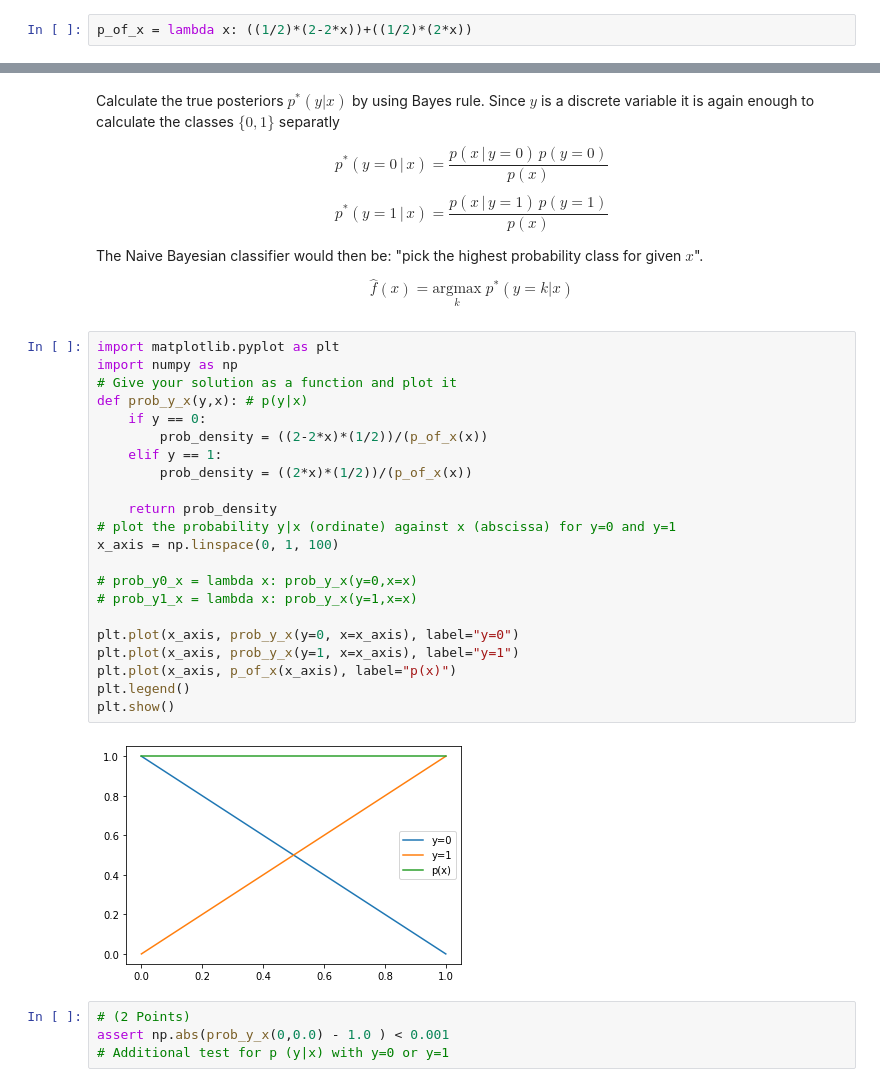
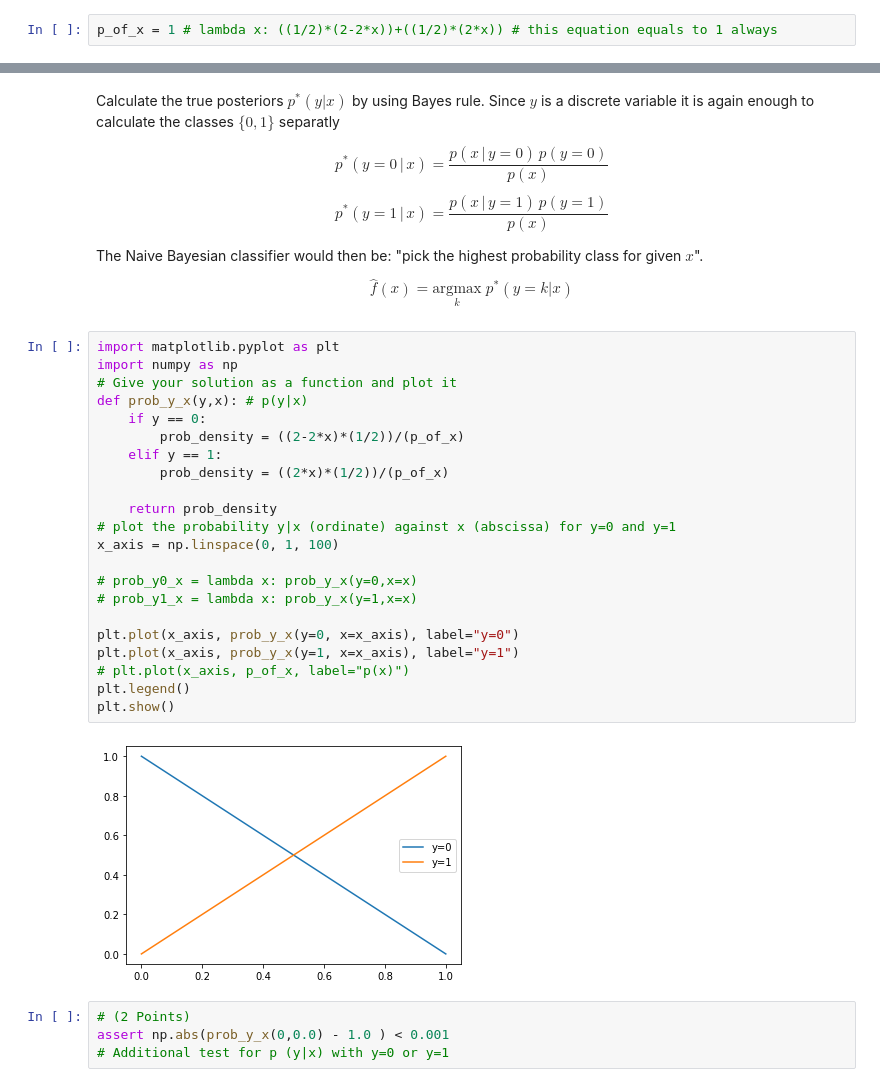
Before and after one commit to YYYasin19/kit-ml-natsc, a Jupyter notebook: Exercise_05/Exercise05.ipynb, the cells around one changed output, grey strips where cells are left out. Saved outputs shown, nothing was run; the diff lists cells and outputs as text.

```diff
--- a/Exercise_05/Exercise05.ipynb
+++ b/Exercise_05/Exercise05.ipynb
@@ -38,7 +38,7 @@ Now, calculate the probability density of $x$, i.e., $p(x)$ by marginalization o
 
 Hint: Marginalization with discrete variables is defined by $p(x) = \sum_y p(x|y) p(y)$
 # %%
-p_of_x = lambda x: ((1/2)*(2-2*x))+((1/2)*(2*x))
+p_of_x = 1 # lambda x: ((1/2)*(2-2*x))+((1/2)*(2*x)) # this equation equals to 1 always
 # %%
 # (1 Point)
 assert p_of_x or p_of_x == 0, 'Please assign a value to p_of_x!'
@@ -55,27 +55,27 @@ $$\hat{f}(x) = \underset{k}{\text{argmax}} \; p^*(y=k|x)$$
 # %%
 import matplotlib.pyplot as plt
 import numpy as np
 # Give your solution as a function and plot it
 def prob_y_x(y,x): # p(y|x)
     if y == 0:
-        prob_density = ((2-2*x)*(1/2))/(p_of_x(x))
+        prob_density = ((2-2*x)*(1/2))/(p_of_x)
     elif y == 1:
-        prob_density = ((2*x)*(1/2))/(p_of_x(x))
+        prob_density = ((2*x)*(1/2))/(p_of_x)
 
     return prob_density
 # plot the probability y|x (ordinate) against x (abscissa) for y=0 and y=1
 x_axis = np.linspace(0, 1, 100)
 
 # prob_y0_x = lambda x: prob_y_x(y=0,x=x)
 # prob_y1_x = lambda x: prob_y_x(y=1,x=x)
 
 plt.plot(x_axis, prob_y_x(y=0, x=x_axis), label="y=0")
 plt.plot(x_axis, prob_y_x(y=1, x=x_axis), label="y=1")
-plt.plot(x_axis, p_of_x(x_axis), label="p(x)")
+# plt.plot(x_axis, p_of_x, label="p(x)")
 plt.legend()
 plt.show()
 # %% [output]
-[figure, old version]
+[figure, new version]
 # %%
 # (2 Points)
 assert np.abs(prob_y_x(0,0.0) - 1.0 ) < 0.001
```
Also changed, not shown: parts of 3 cells of this notebook.
